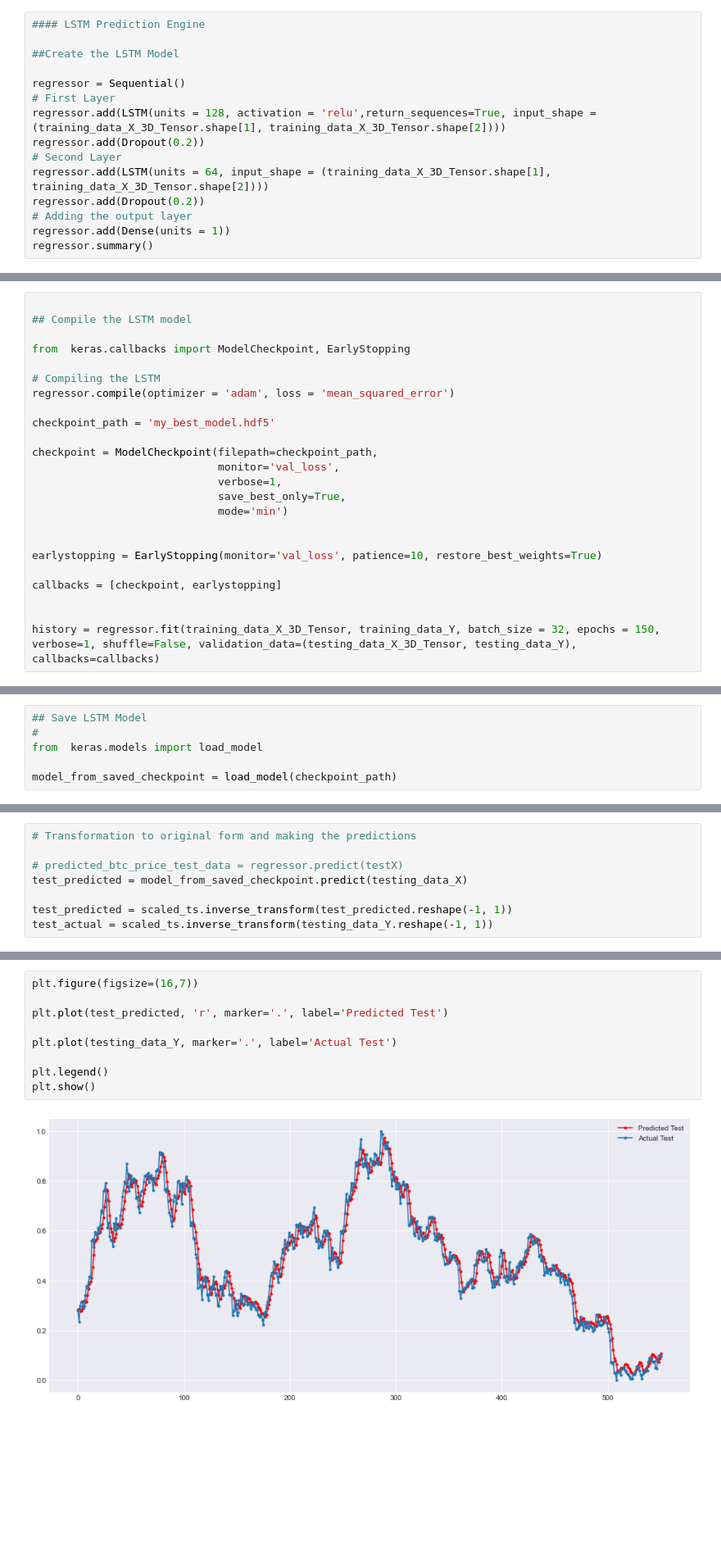
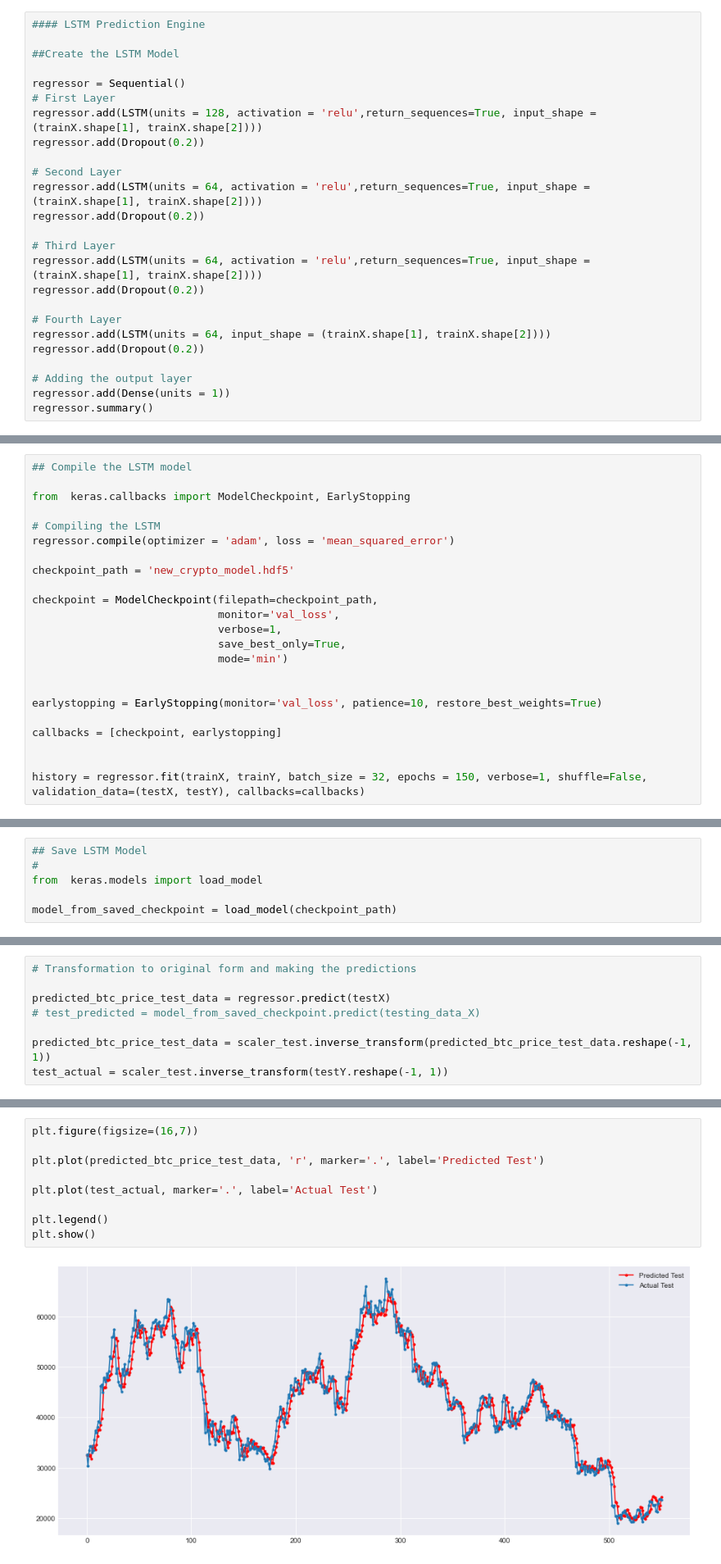
Before and after one commit to abelunbound/com724, a Jupyter notebook: final_assessment/final_assessment.ipynb, the cells around one changed output, grey strips where cells are left out. Shown: that part at 82% size. Saved outputs shown, nothing was run; the diff lists cells and outputs as text; blank space fills up the shorter version.

```diff
--- a/final_assessment/final_assessment.ipynb
+++ b/final_assessment/final_assessment.ipynb
@@ -183,11 +205,21 @@ print(scaled_ts)
 
 regressor = Sequential()
 # First Layer
-regressor.add(LSTM(units = 128, activation = 'relu',return_sequences=True, input_shape = (training_data_X_3D_Tensor.shape[1], training_data_X_3D_Tensor.shape[2])))
+regressor.add(LSTM(units = 128, activation = 'relu',return_sequences=True, input_shape = (trainX.shape[1], trainX.shape[2])))
 regressor.add(Dropout(0.2))
+
 # Second Layer
-regressor.add(LSTM(units = 64, input_shape = (training_data_X_3D_Tensor.shape[1], training_data_X_3D_Tensor.shape[2])))
+regressor.add(LSTM(units = 64, activation = 'relu',return_sequences=True, input_shape = (trainX.shape[1], trainX.shape[2])))
 regressor.add(Dropout(0.2))
+
+# Third Layer
+regressor.add(LSTM(units = 64, activation = 'relu',return_sequences=True, input_shape = (trainX.shape[1], trainX.shape[2])))
+regressor.add(Dropout(0.2))
+
+# Fourth Layer
+regressor.add(LSTM(units = 64, input_shape = (trainX.shape[1], trainX.shape[2])))
+regressor.add(Dropout(0.2))
+
 # Adding the output layer
 regressor.add(Dense(units = 1))
 regressor.summary()
@@ -212,7 +242,6 @@ Trainable params: 116,033
 Non-trainable params: 0
 _________________________________________________________________
 # %%
-
 ## Compile the LSTM model
 
 from  keras.callbacks import ModelCheckpoint, EarlyStopping
@@ -220,7 +249,7 @@ from  keras.callbacks import ModelCheckpoint, EarlyStopping
 # Compiling the LSTM
 regressor.compile(optimizer = 'adam', loss = 'mean_squared_error')
 
-checkpoint_path = 'my_best_model.hdf5'
+checkpoint_path = 'new_crypto_model.hdf5'
 
 checkpoint = ModelCheckpoint(filepath=checkpoint_path,
                              monitor='val_loss',
@@ -234,6 +263,6 @@ earlystopping = EarlyStopping(monitor='val_loss', patience=10, restore_best_weig
 callbacks = [checkpoint, earlystopping]
 
 
-history = regressor.fit(training_data_X_3D_Tensor, training_data_Y, batch_size = 32, epochs = 150, verbose=1, shuffle=False, validation_data=(testing_data_X_3D_Tensor, testing_data_Y), callbacks=callbacks)
+history = regressor.fit(trainX, trainY, batch_size = 32, epochs = 150, verbose=1, shuffle=False, validation_data=(testX, testY), callbacks=callbacks)
 # %% [output]
 Epoch 1/150
@@ -273,9 +302,9 @@ plt.show()
 # %%
 # Transformation to original form and making the predictions
 
-# predicted_btc_price_test_data = regressor.predict(testX)
-test_predicted = model_from_saved_checkpoint.predict(testing_data_X)
+predicted_btc_price_test_data = regressor.predict(testX)
+# test_predicted = model_from_saved_checkpoint.predict(testing_data_X)
 
-test_predicted = scaled_ts.inverse_transform(test_predicted.reshape(-1, 1))
-test_actual = scaled_ts.inverse_transform(testing_data_Y.reshape(-1, 1))
+predicted_btc_price_test_data = scaler_test.inverse_transform(predicted_btc_price_test_data.reshape(-1, 1))
+test_actual = scaler_test.inverse_transform(testY.reshape(-1, 1))
 # %% [output]
@@ -284,11 +332,11 @@ AttributeError: 'numpy.ndarray' object has no attribute 'inverse_transform'
 # %%
 plt.figure(figsize=(16,7))
 
-plt.plot(test_predicted, 'r', marker='.', label='Predicted Test')
+plt.plot(predicted_btc_price_test_data, 'r', marker='.', label='Predicted Test')
 
-plt.plot(testing_data_Y, marker='.', label='Actual Test')
+plt.plot(test_actual, marker='.', label='Actual Test')
 
 plt.legend()
 plt.show()
 # %% [output]
-[figure, old version]
+[figure, new version]
```
Also changed, not shown: parts of 15 cells of this notebook, 13 other files.
